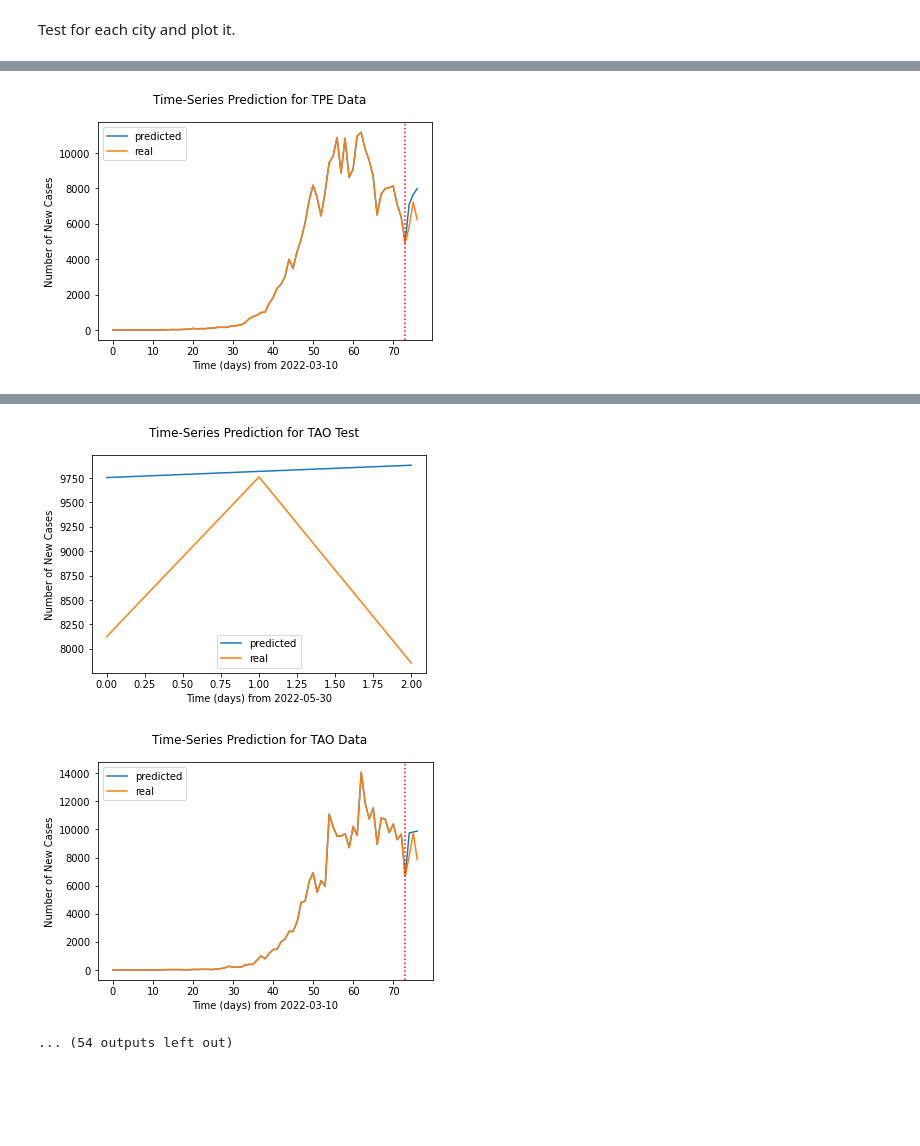
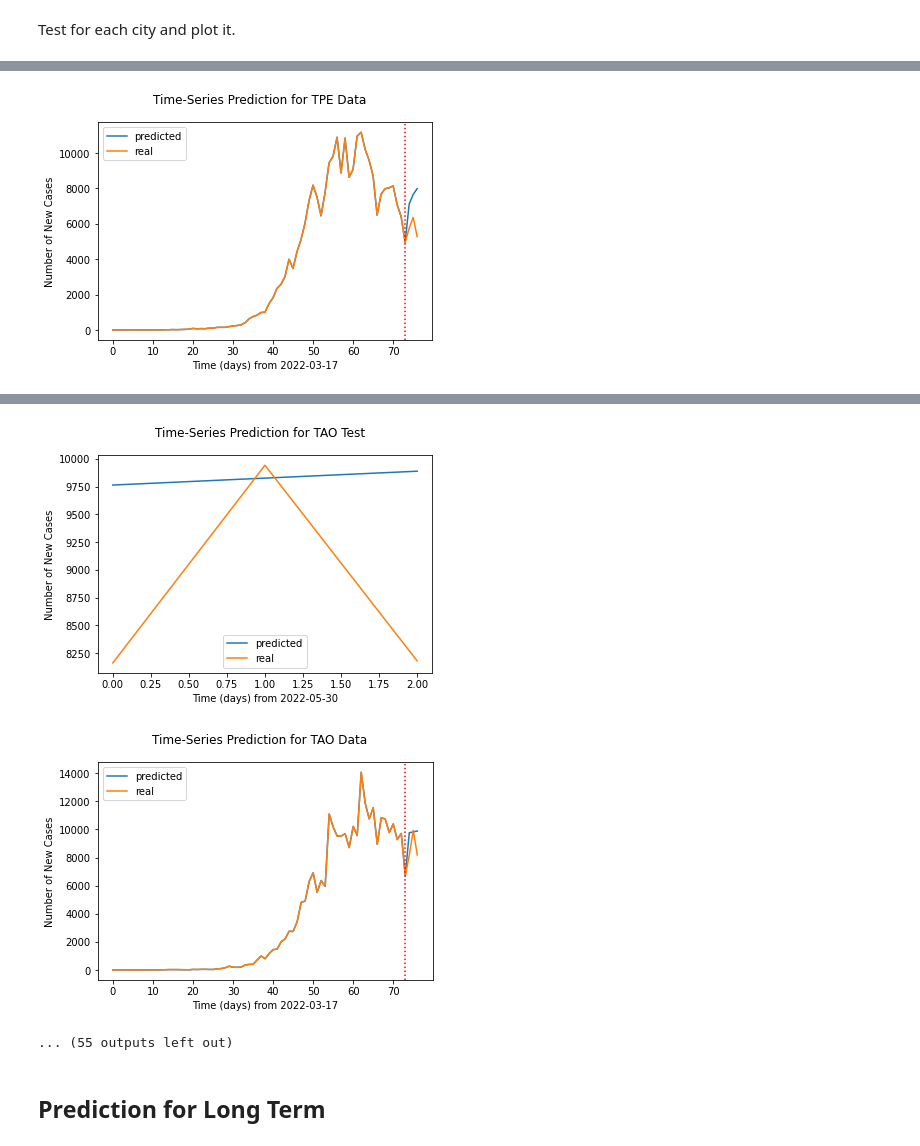
Before and after one commit to lydia7635/AI2022-Final, a Jupyter notebook: AI2022_LSTM.ipynb, the cells around one changed output, grey strips where cells are left out. Saved outputs shown, nothing was run; the diff lists cells and outputs as text; code cells hidden in the pictures; blank space fills up the shorter version.

Commit message:
feat: long prediction and error measurement (RMSE, MAE)

```diff
--- a/AI2022_LSTM.ipynb
+++ b/AI2022_LSTM.ipynb
@@ -70,6 +67,9 @@ print(data_size)
 test_size = 3
 train_size = data_size - test_size
 test_start_date = (pd.to_datetime(end_date) + pd.DateOffset(days=(-test_size+1))).strftime("%Y-%m-%d")
+start_date_y = (pd.to_datetime(start_date) + pd.DateOffset(days=(seq_length))).strftime("%Y-%m-%d")
+
+pred_long_size = 14
 
 city_codes = ["KEE", "NWT", "TPE", "TAO", "HSZ", "HSQ", "MIA", "TXG", "CHA", "NAN", "YUN", "CYQ", "CYI", "TNN", "KHH", "PIF", "ILA", "HUA", "TTT", "PEN", "KIN", "LIE"]
 # city_codes = ["NWT", "TPE", "TXG", "KHH", "TTT", "PEN"]
@@ -208,6 +208,7 @@ class LSTM(nn.Module):
 # %%
 def train(city, model, trainX, trainY, valX, valY):
     min_loss = np.infty
+    min_loss_epoch = 0
     loss_record = {'train': [], 'val': []}
     early_stop_cnt = 0
     _trainX, _trainY = trainX.to(device), trainY.to(device)
@@ -228,6 +229,7 @@ def train(city, model, trainX, trainY, valX, valY):
         val_loss = val(model, valX, valY)
         if val_loss < min_loss:
             min_loss = val_loss
+            min_loss_epoch = epoch
             # print('Saving {} model (epoch = {:4d}, val loss = {:.4f})'
             #     .format(city, epoch + 1, min_loss))
             torch.save(model.state_dict(), save_path.format(city))
@@ -242,7 +244,7 @@ def train(city, model, trainX, trainY, valX, valY):
         if early_stop_cnt > early_stop:
             break
 
-    return min_loss, loss_record
+    return min_loss, min_loss_epoch, loss_record
 # %% [markdown]
 ## **Validation**
 # %%
@@ -268,8 +270,8 @@ for city in city_codes:
 
     lstm = LSTM(num_classes, input_size, hidden_size, num_layers).to(device)
 
-    city_min_loss, city_loss_record = train(city, lstm, trainX, trainY, valX, valY)
-    print(f"{city}: min_loss = {city_min_loss}")
+    city_min_loss, min_loss_epoch, city_loss_record = train(city, lstm, trainX, trainY, valX, valY)
+    print(f"{city}: min_loss = {city_min_loss}, in {min_loss_epoch}")
     loss_record[city] = city_loss_record
     del lstm
 # %% [output]
@@ -345,8 +347,15 @@ def test(city, model, X, Y):
     loss = criterion(test_predict, _Y)
 
     return test_predict.detach().cpu(), loss.item()
+# %%
+def printPredError(pred, real):
+    # RMSE
+    print(f"RMSE: {np.sqrt(np.mean(np.power(pred - real, 2))):.2f}")
+    # MAPE
+    print(f"MAPE: {np.mean(np.abs(real - pred) / real) * 100:.2f}%")
 # %%
 for city in city_codes:
+    print(f"===== {city} =====")
     lstm = LSTM(num_classes, input_size, hidden_size, num_layers).to(device)
     ckpt = torch.load(save_path.format(city), map_location='cpu')
     lstm.load_state_dict(ckpt)
@@ -375,22 +384,8 @@ for city in city_codes:
     for i in range(testY.size(0)):
         _dataY[-test_size+i][0] = total_test_predict[i][0]
     # print(_dataY)
-    plot_predict(city, "Data", _dataY, dataY, start_date)
-
-
-    # # test set: real data -> predicted data
-    # test_predict, loss = test(city, lstm, testX, testY)
-    # test_predict = sc.inverse_transform(test_predict.data.numpy())
-    # testY = sc.inverse_transform(testY.data.numpy())
-    # print(f"test loss: {loss}")
-    # plot_predict(city, "Test", test_predict, testY, test_start_date)
-
-    # # train + validation + test set: real data -> predicted data
-    # data_predict, loss = test(city, lstm, dataX, dataY)
-    # data_predict = sc.inverse_transform(data_predict.data.numpy())
-    # dataY = sc.inverse_transform(dataY.data.numpy())
-    # print(f"test loss: {loss}")
-    # plot_predict(city, "Data", data_predict, dataY, train_start_date)
+    plot_predict(city, "Data", _dataY, dataY, start_date_y)
+    printPredError(total_test_predict, _testY)
 
     del lstm
 # %% [output]
@@ -405 +407 @@ real & predicted test loss: 0.039203991764225066
-[figure, old version]
+[figure, new version]
@@ -407,3 +412,5 @@ real & predicted test loss: 0.034139592689825804
-[figure, old version]
+[figure, new version]
 [figure]
-... (54 outputs left out)
+... (55 outputs left out)
+# %% [markdown]
+## **Prediction for Long Term**
```
Also changed, not shown: parts of 11 cells of this notebook, 19 other files.
